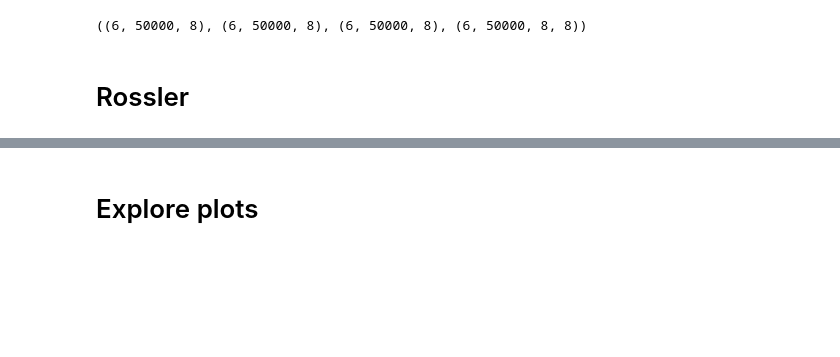
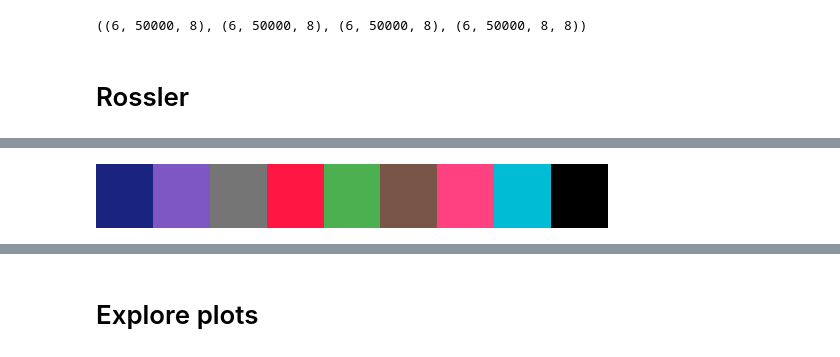
Before and after one commit to elliottabe/TiDHy, a Jupyter notebook: Rossler_SupFigure01.ipynb, the cells around one changed output, grey strips where cells are left out. Cells and saved outputs as stored; diff of their text form; code cells hidden in the pictures; blank space fills up the shorter version.

```diff
--- a/Rossler_SupFigure01.ipynb
+++ b/Rossler_SupFigure01.ipynb
@@ -217,7 +220,7 @@ ts = -1
 cca = CCA(n_components=n_comps,max_iter=1000)
 X_tidhy,Y_tidhy, coeffs = [], [], []
 for k in [0,3]:
-    X_c,Y_c = cca.fit_transform(R_bar[ts], data_dict['states_x_test'][:,k:k+3])
+    X_c,Y_c = cca.fit_transform(R_hat[ts], data_dict['states_x_test'][:,k:k+3])
     cca_coefficient = np.corrcoef(X_c.T, Y_c.T).diagonal(offset=n_comps)
     X_tidhy.append(X_c)
     Y_tidhy.append(Y_c)
@@ -263,15 +244,0 @@ plt.show()
-# %%
-fig, axs = plt.subplots(6,1,figsize=(6,12))
-for n in range(6):
-    ax = axs[n]
-    ax.plot(X_tidhy[:10000,n], label='X_{}'.format(n))
-    ax.plot(Y_tidhy[:10000,n], label='Y_{}'.format(n))
-plt.show()
-
-fig, axs = plt.subplots(6,1,figsize=(6,12))
-for n in range(6):
-    ax = axs[n]
-    ax.plot(Ihat[ts,:10000,n], label='X_{}'.format(n))
-    ax.plot(data_dict['inputs_test'][:10000,n], label='Y_{}'.format(n))
-    # ax.plot(data_dict['states_x_test'][:10000,n], label='Y_{}'.format(n))
-plt.show()
@@ -280,0 +245,19 @@ plt.show()
+# %%
+import matplotlib.gridspec as gridspec
+from TiDHy.utils.state_annotation_comparison import analyze_state_annotation_correspondence
+fontsize=13
+
+clrs = np.array(['#1A237E','#7E57C2','#757575','#BDBDBD','#4CAF50','#FF9800','#795548','#FF4081','#00BCD4','#FF1744','#FFFFFF','#000000'])
+sys_clrs = ['#E3A19F','#E3BE53',"#32373B",'#90CCA9','#B7522E','#B0E0E6','#A89AC2','#556B2F','#FF6F61','#87CEEB','#FFDAB9','#40E0D0']
+cmap_sys = ListedColormap(sys_clrs)
+clr_ind =[2,2,8,8,9,9]
+# clr2 = [sys_clrs[clr_ind[n]] for n in range(len(clr_ind))]
+clr_ind3 = [2,8,9]
+clr2b = [sys_clrs[clr_ind3[n]] for n in range(len(clr_ind3))]
+
+clrs_b = clrs[[0,1,2,9,4,6,7,8,11]]
+cmap = ListedColormap(clrs)
+cmap_b = ListedColormap(clrs_b)
+cmap_b
+# %% [output]
+[figure, added]
```
Also changed, not shown: parts of 23 cells of this notebook, 3 other files.
